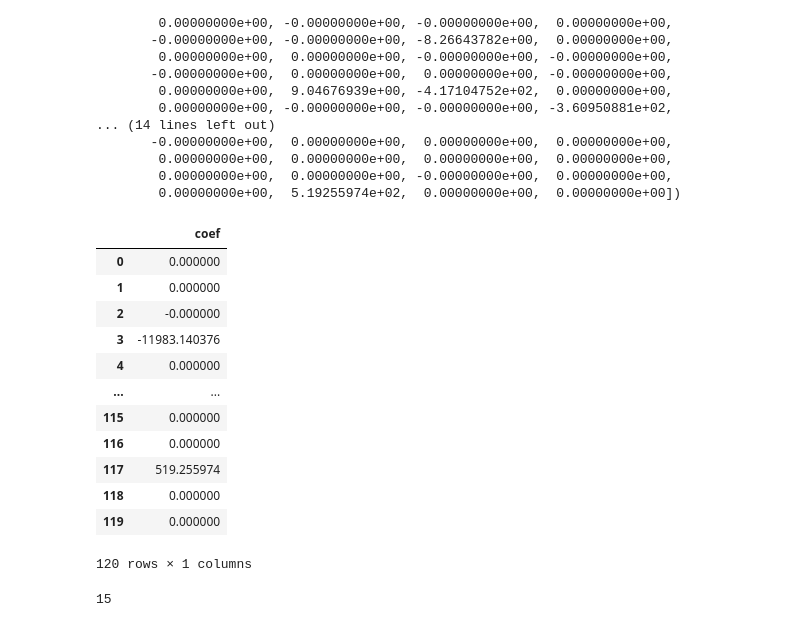
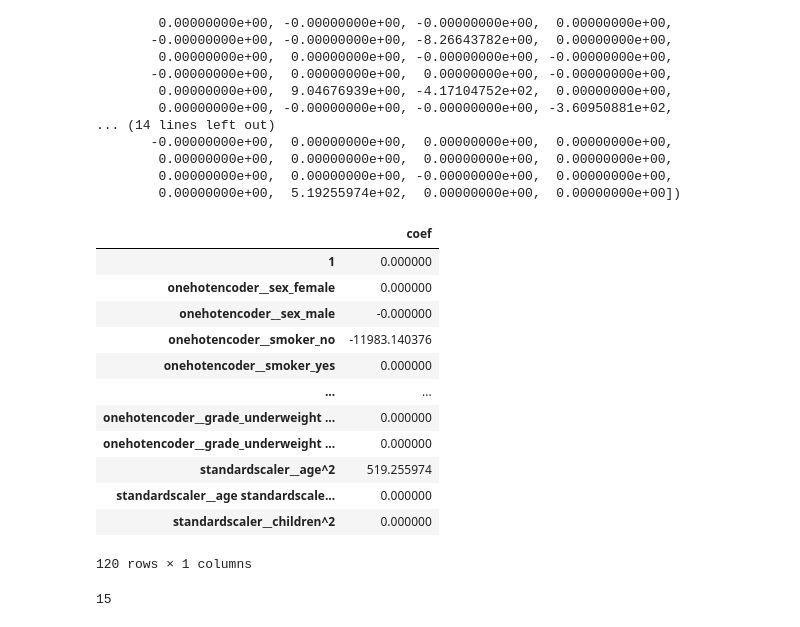
Before and after one commit to EliasMez/assurance, a Jupyter notebook: modelisation_anas.ipynb, the cells around one changed output. Saved outputs shown, nothing was run; the diff lists cells and outputs as text; code cells hidden in the pictures.

```diff
--- a/modelisation_anas.ipynb
+++ b/modelisation_anas.ipynb
@@ -337,21 +356,21 @@ array([ 0.00000000e+00,  0.00000000e+00, -0.00000000e+00, -1.19831404e+04,
         0.00000000e+00,  0.00000000e+00, -0.00000000e+00,  0.00000000e+00,
         0.00000000e+00,  5.19255974e+02,  0.00000000e+00,  0.00000000e+00])
 # %%
-coef_df= pd.DataFrame(coef, columns=['coef'])
+coef_df= pd.DataFrame(coef, columns=['coef'] ,index=best_model[:-1].get_feature_names_out())
 coef_df
 # %% [output]
 |  | coef |
-| 0 | 0.000000 |
 | 1 | 0.000000 |
-| 2 | -0.000000 |
-| 3 | -11983.140376 |
-| 4 | 0.000000 |
+| onehotencoder__sex_female | 0.000000 |
+| onehotencoder__sex_male | -0.000000 |
+| onehotencoder__smoker_no | -11983.140376 |
+| onehotencoder__smoker_yes | 0.000000 |
 | ... | ... |
-| 115 | 0.000000 |
-| 116 | 0.000000 |
-| 117 | 519.255974 |
-| 118 | 0.000000 |
-| 119 | 0.000000 |
+| onehotencoder__grade_underweight ... | 0.000000 |
+| onehotencoder__grade_underweight ... | 0.000000 |
+| standardscaler__age^2 | 519.255974 |
+| standardscaler__age standardscale... | 0.000000 |
+| standardscaler__children^2 | 0.000000 |
 120 rows × 1 columns
 # %%
 coef_df[coef_df['coef'] != 0].shape[0]
```
Also changed, not shown: parts of 8 cells of this notebook.
